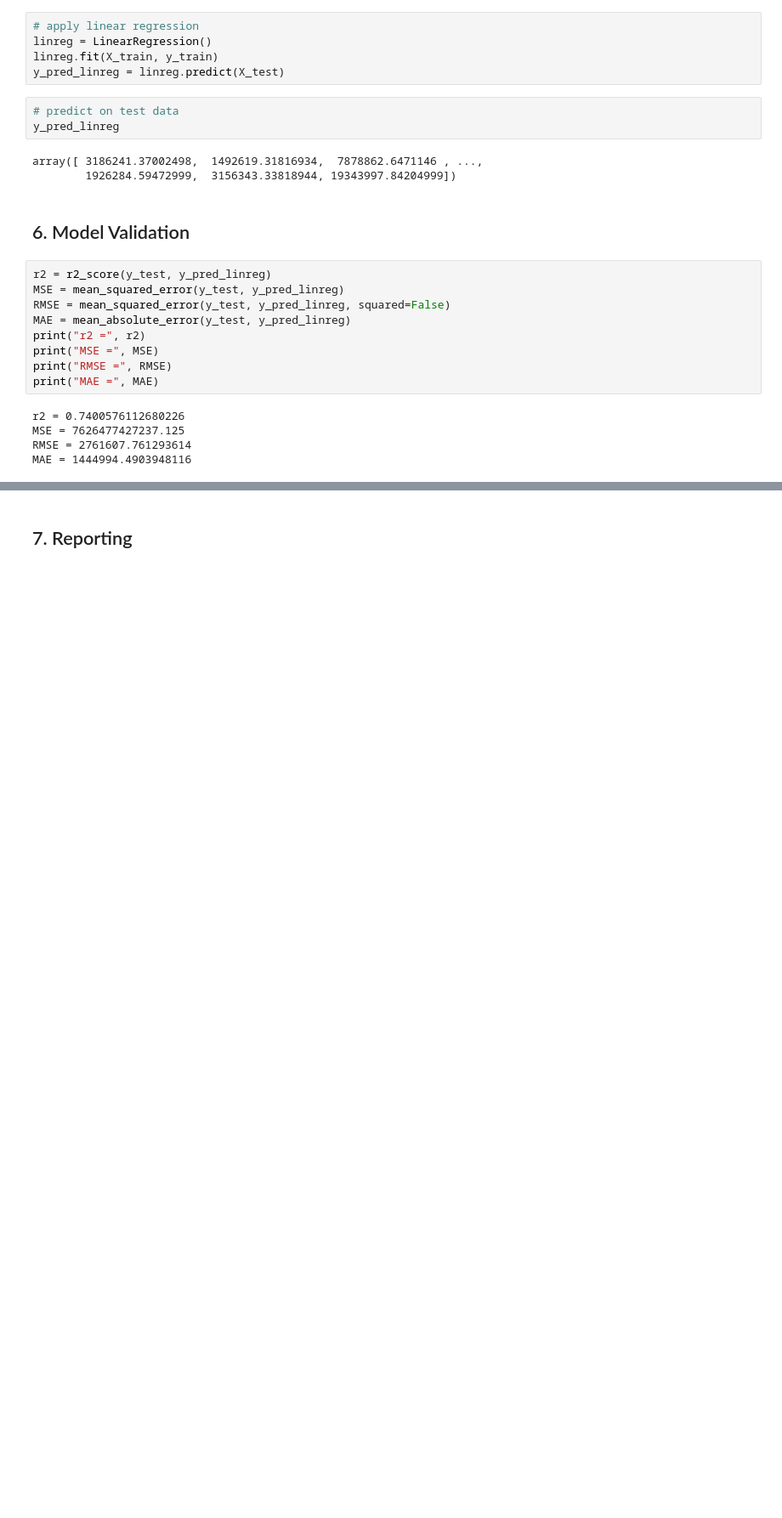
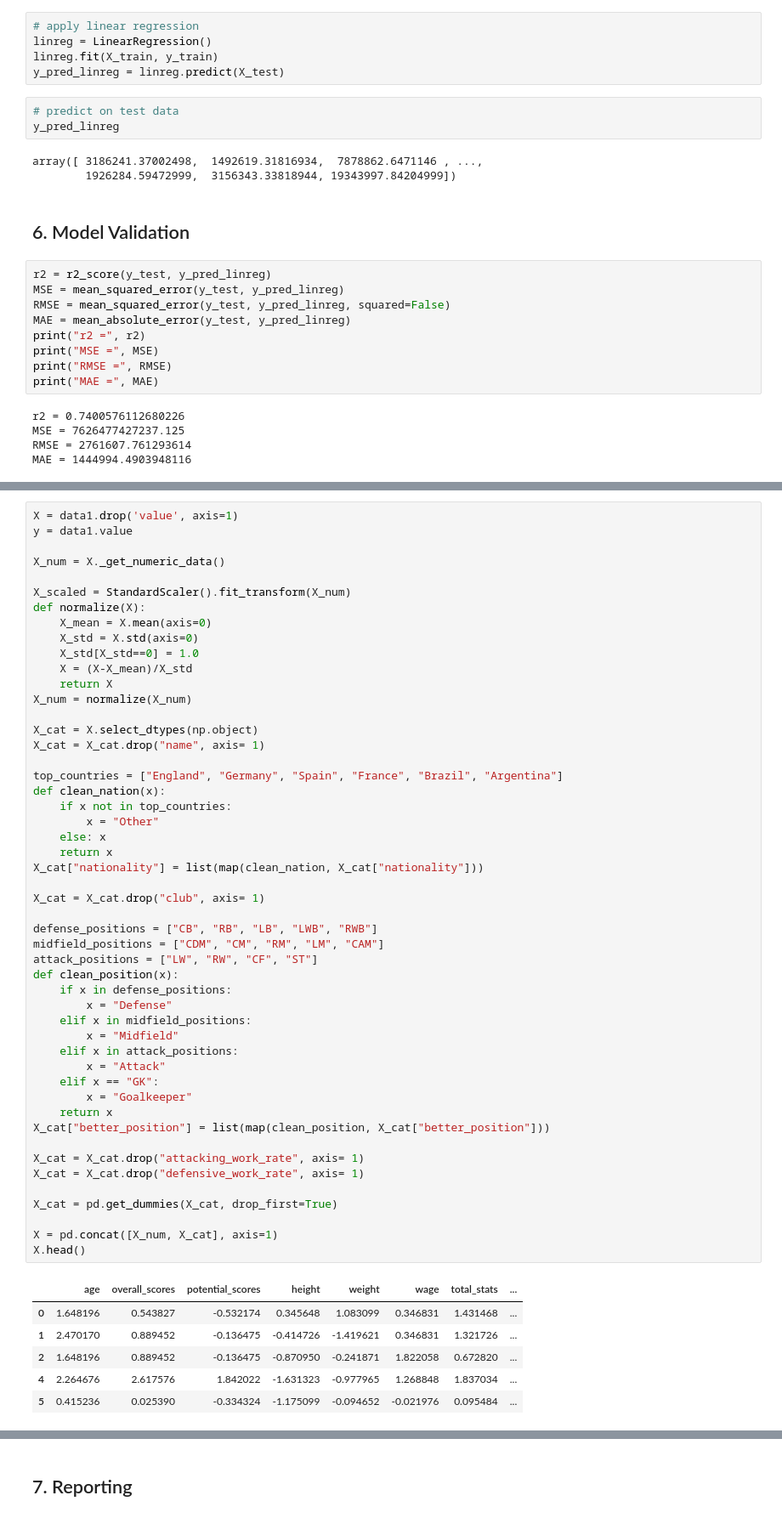
Before and after one commit to mariabollain/data_mid_bootcamp_project_FIFA_MoneyBall, a Jupyter notebook: FIFA.ipynb, the cells around one changed output, grey strips where cells are left out. Shown at 85% size. Drawn from its saved outputs; the diff is of its cells as text; blank space fills up the shorter version.

```diff
--- a/FIFA.ipynb
+++ b/FIFA.ipynb
@@ -696,0 +710,57 @@ MAE = 1444994.4903948116
+# %%
+X = data1.drop('value', axis=1)
+y = data1.value
+
+X_num = X._get_numeric_data()
+
+X_scaled = StandardScaler().fit_transform(X_num)
+def normalize(X):
+    X_mean = X.mean(axis=0)
+    X_std = X.std(axis=0)
+    X_std[X_std==0] = 1.0
+    X = (X-X_mean)/X_std
+    return X
+X_num = normalize(X_num)
+
+X_cat = X.select_dtypes(np.object)
+X_cat = X_cat.drop("name", axis= 1)
+
+top_countries = ["England", "Germany", "Spain", "France", "Brazil", "Argentina"]
+def clean_nation(x):
+    if x not in top_countries:
+        x = "Other"
+    else: x
+    return x
+X_cat["nationality"] = list(map(clean_nation, X_cat["nationality"]))
+
+X_cat = X_cat.drop("club", axis= 1)
+
+defense_positions = ["CB", "RB", "LB", "LWB", "RWB"]
+midfield_positions = ["CDM", "CM", "RM", "LM", "CAM"]
+attack_positions = ["LW", "RW", "CF", "ST"]
+def clean_position(x):
+    if x in defense_positions:
+        x = "Defense"
+    elif x in midfield_positions:
+        x = "Midfield"
+    elif x in attack_positions:
+        x = "Attack"
+    elif x == "GK":
+        x = "Goalkeeper"
+    return x
+X_cat["better_position"] = list(map(clean_position, X_cat["better_position"]))
+
+X_cat = X_cat.drop("attacking_work_rate", axis= 1)
+X_cat = X_cat.drop("defensive_work_rate", axis= 1)
+
+X_cat = pd.get_dummies(X_cat, drop_first=True)
+
+X = pd.concat([X_num, X_cat], axis=1)
+X.head()
+# %% [output]
+|  | age | overall_scores | potential_scores | height | weight | wage | total_stats | ... |
+| 0 | 1.648196 | 0.543827 | -0.532174 | 0.345648 | 1.083099 | 0.346831 | 1.431468 | ... |
+| 1 | 2.470170 | 0.889452 | -0.136475 | -0.414726 | -1.419621 | 0.346831 | 1.321726 | ... |
+| 2 | 1.648196 | 0.889452 | -0.136475 | -0.870950 | -0.241871 | 1.822058 | 0.672820 | ... |
+| 4 | 2.264676 | 2.617576 | 1.842022 | -1.631323 | -0.977965 | 1.268848 | 1.837034 | ... |
+| 5 | 0.415236 | 0.025390 | -0.334324 | -1.175099 | -0.094652 | -0.021976 | 0.095484 | ... |
```
Also changed, not shown: parts of 4 cells of this notebook.
